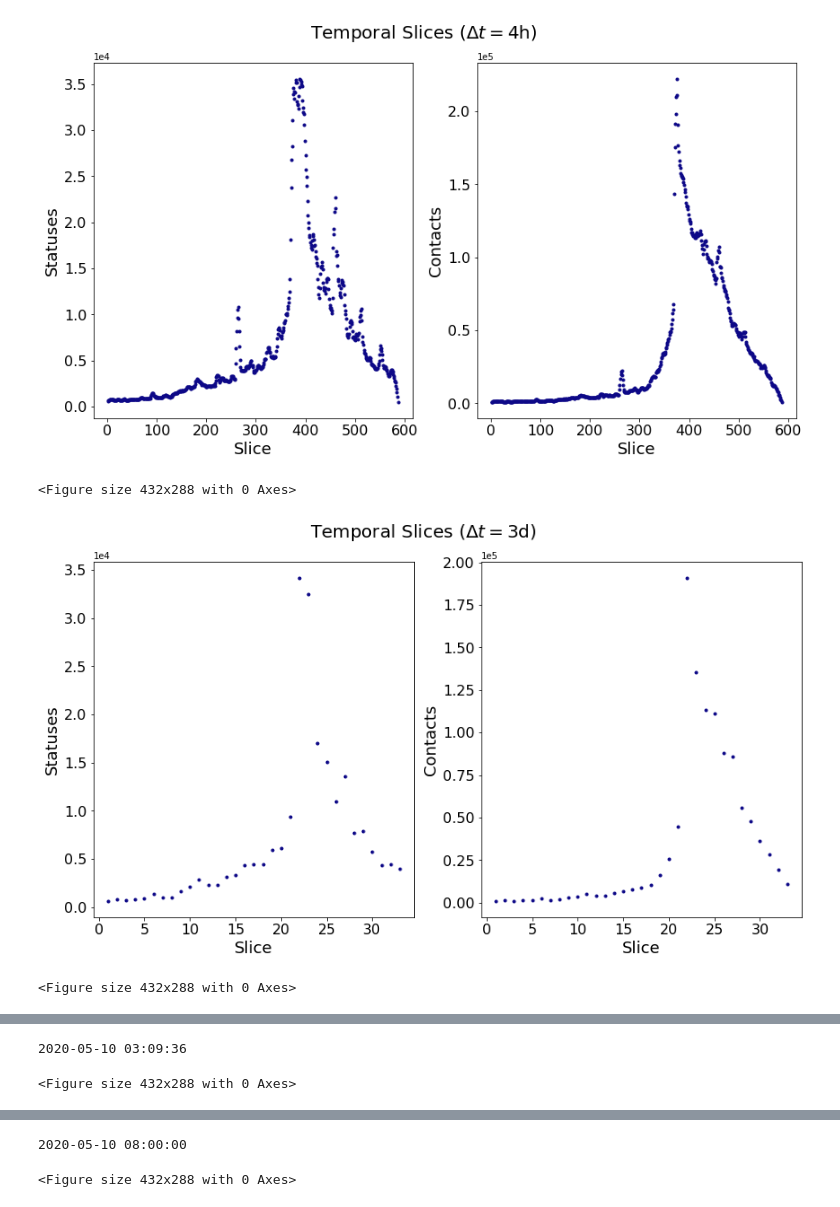
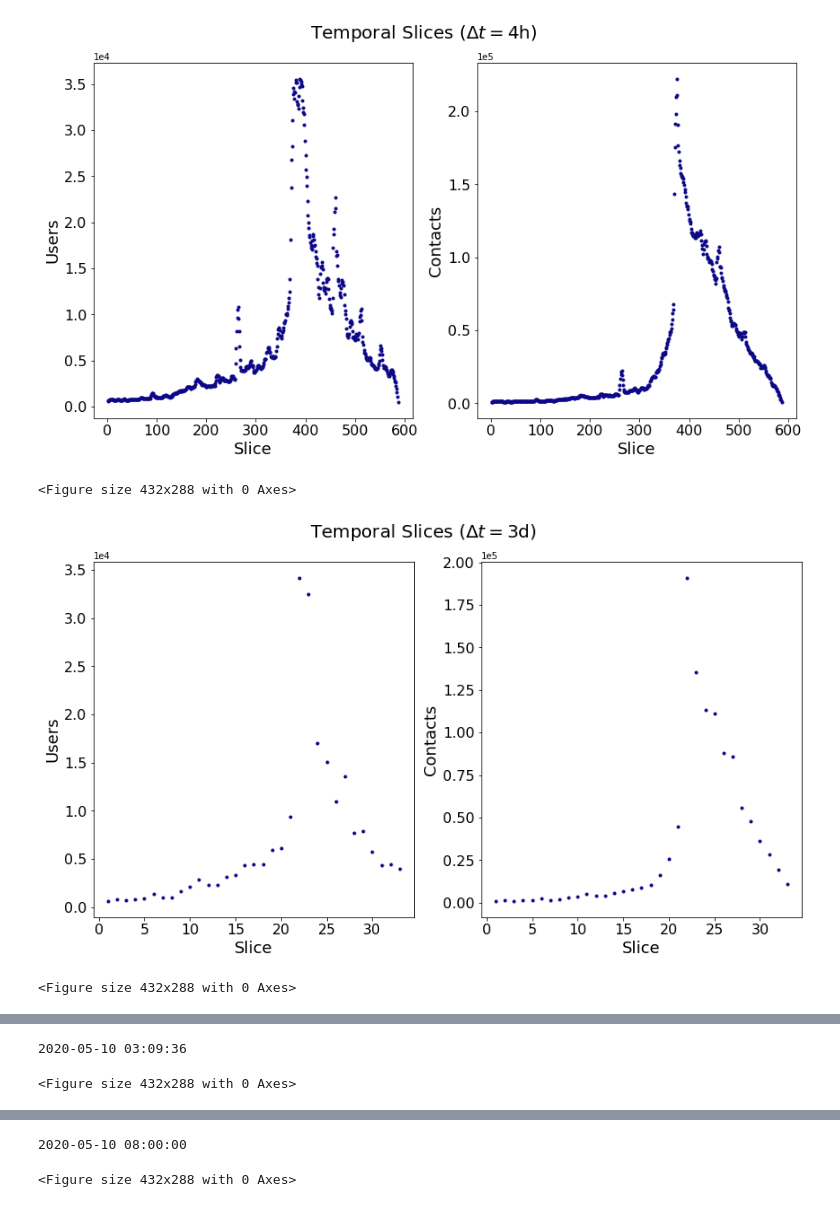
Before and after one commit to KasparaGaasvaer/MasterThesis, a Jupyter notebook: Scripts/Clustering/PlotScripts/plot_node_contact_dist.ipynb, the cells around one changed output, grey strips where cells are left out. Cells and saved outputs as stored; diff of their text form; code cells hidden in the pictures.

Commit message:
changed statuses to users in labels

```diff
--- a/Scripts/Clustering/PlotScripts/plot_node_contact_dist.ipynb
+++ b/Scripts/Clustering/PlotScripts/plot_node_contact_dist.ipynb
@@ -52,7 +52,7 @@ for i in range(len(expn)):
     fig.suptitle(r"Temporal Slices ($\Delta t =$%i%s)"%(dt[0],dt[1]), fontsize = fz)
     axs[0].plot(numS, labels, ".", color = the_color)
     #axs[0].set_title('Nodes', fontsize = fz-2)
-    axs[0].set_ylabel("Statuses", fontsize = fz-2)
+    axs[0].set_ylabel("Users", fontsize = fz-2)
     axs[0].set_xlabel('Slice', fontsize = fz-2)
     axs[0].ticklabel_format(axis='y', style='scientific',scilimits=(0,0))
     plt.sca(axs[0])
@@ -97,35 +97,35 @@ for i in range(len(expn)):
 
     fig, axs = plt.subplots(1, 2, figsize=(12,7))
     fig.suptitle(r"Temporal Slices ($\Delta t =$%i%s)"%(dt[0],dt[1]), fontsize = 20)
     axs[0].plot(date_list, labels, ".", color = the_color)
     #axs[0].set_title('Nodes', fontsize = 16)
-    axs[0].set_ylabel("Statuses", fontsize = 16)
+    axs[0].set_ylabel("Users", fontsize = 16)
     axs[0].set_xlabel('Date', fontsize = 16)
     axs[0].ticklabel_format(axis='y', style='scientific',scilimits=(0,0))
     axs[0].xaxis.set_major_locator(MaxNLocator(6))
     axs[0].tick_params("x",labelrotation=45)
     plt.sca(axs[0])
     plt.xticks(fontsize=14)
     plt.yticks(fontsize=14)
 
     axs[1].plot(date_list, graphs, ".", color = the_color)
     #axs[1].set_title('Contacts', fontsize = 16)
     axs[1].set_ylabel("Contacts", fontsize = 16)
     axs[1].set_xlabel('Date', fontsize = 16)
     axs[1].ticklabel_format(axis='y', style='scientific',scilimits=(0,0))
     axs[1].xaxis.set_major_locator(MaxNLocator(6))
     axs[1].tick_params("x",labelrotation=45)
     plt.sca(axs[1])
     plt.xticks(fontsize=14)
     plt.yticks(fontsize=14)
     fig.tight_layout(pad=1.0)
 
     path_to_plot = "./plots_from_notebook/"
     plt.savefig(path_to_plot + f"exp{e}_num_contacts_and_nodes_DATES.pdf")
     plt.show()
     plt.clf()
 # %% [output]
-[figure, old version]
+[figure, new version]
 <Figure size 432x288 with 0 Axes>
-[figure, old version]
+[figure, new version]
 <Figure size 432x288 with 0 Axes>
```
Also changed, not shown: parts of 3 cells of this notebook, 9 other files.
